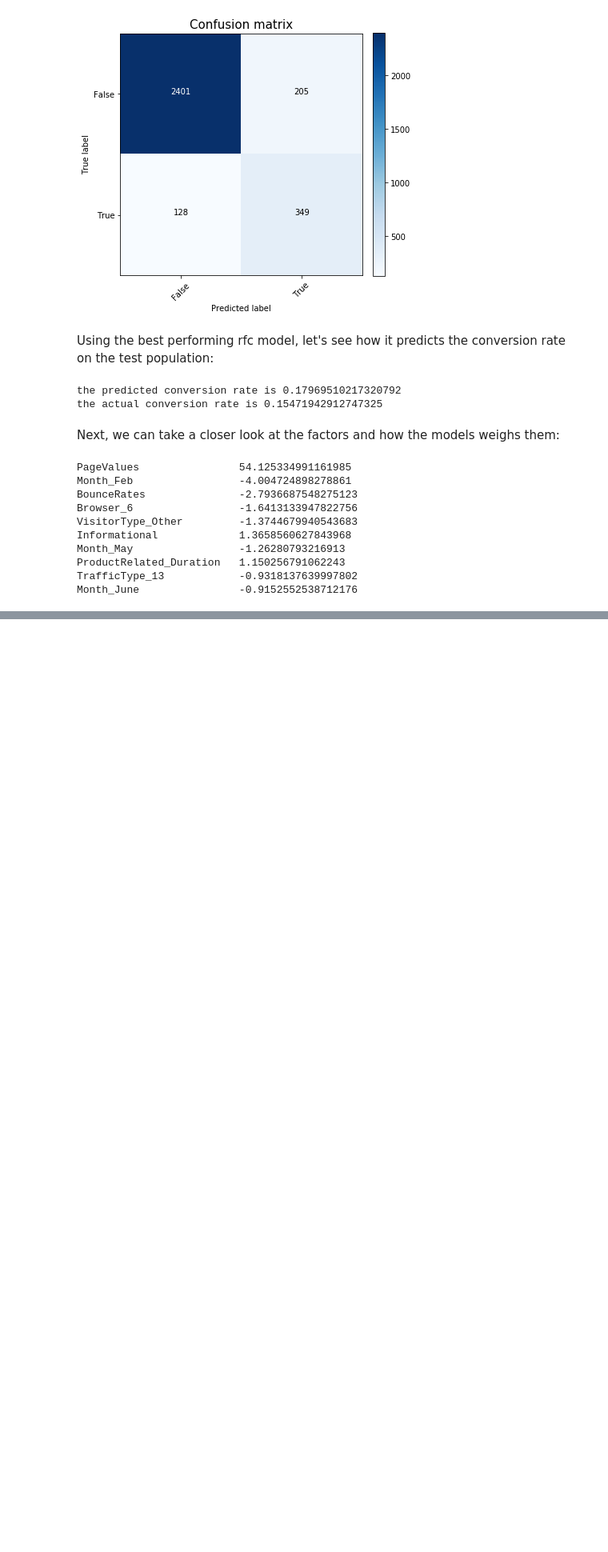
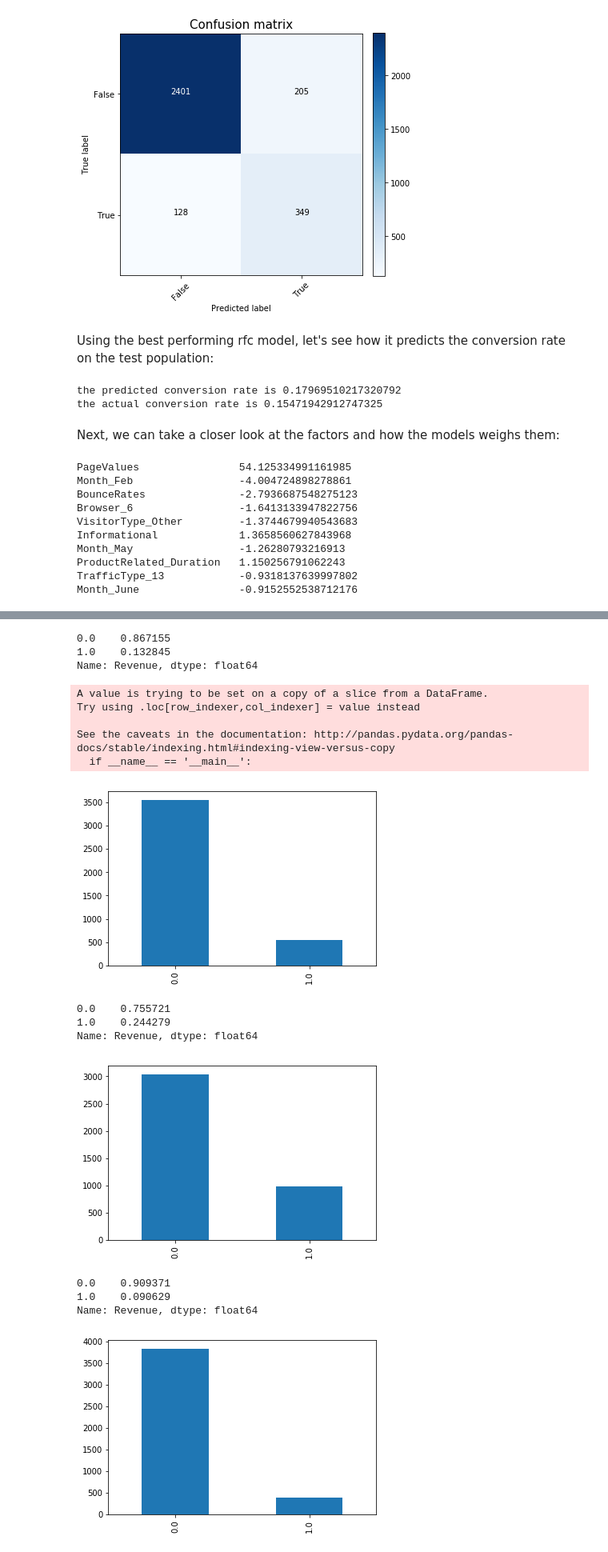
Before and after one commit to teijag/consumer_intention, a Jupyter notebook: intention prediction.ipynb, the cells around one changed output, grey strips where cells are left out. Shown at 80% size. Drawn from its saved outputs; the diff is of its cells as text; code cells hidden in the pictures; blank space fills up the shorter version.

```diff
--- a/intention prediction.ipynb
+++ b/intention prediction.ipynb
@@ -492,0 +543,33 @@ OperatingSystems_2        0.011969425546861416
+# %%
+# for feature in df.columns.drop(['PROBLEM_TYPE','group']):
+#     plt.boxplot([df[df['group'] == 0][feature],
+#                  df[df['group'] == 1][feature],
+#                  df[df['group'] == 2][feature],
+#                  df[feature]],labels = ('Group 1','Group 2','Group 3','All'))
+#     #plt.xlabel('Group')
+#     plt.ylabel(feature)
+#     plt.show()
+cluster_df["Revenue"] = df_ohe['Revenue']
+
+for i in range(3):
+    print (cluster_df[cluster_df["group"]==i]["Revenue"].value_counts()/len(cluster_df[cluster_df["group"]==i]["Revenue"]))
+    cluster_df[cluster_df["group"]==i]["Revenue"].value_counts().plot.bar()
+    plt.show()
+# %% [output]
+0.0    0.867155
+1.0    0.132845
+Name: Revenue, dtype: float64
+A value is trying to be set on a copy of a slice from a DataFrame.
+Try using .loc[row_indexer,col_indexer] = value instead
+
+See the caveats in the documentation: http://pandas.pydata.org/pandas-docs/stable/indexing.html#indexing-view-versus-copy
+  if __name__ == '__main__':
+[figure, added]
+0.0    0.755721
+1.0    0.244279
+Name: Revenue, dtype: float64
+[figure, added]
+0.0    0.909371
+1.0    0.090629
+Name: Revenue, dtype: float64
+[figure, added]
```
Also changed, not shown: parts of 9 cells of this notebook.
